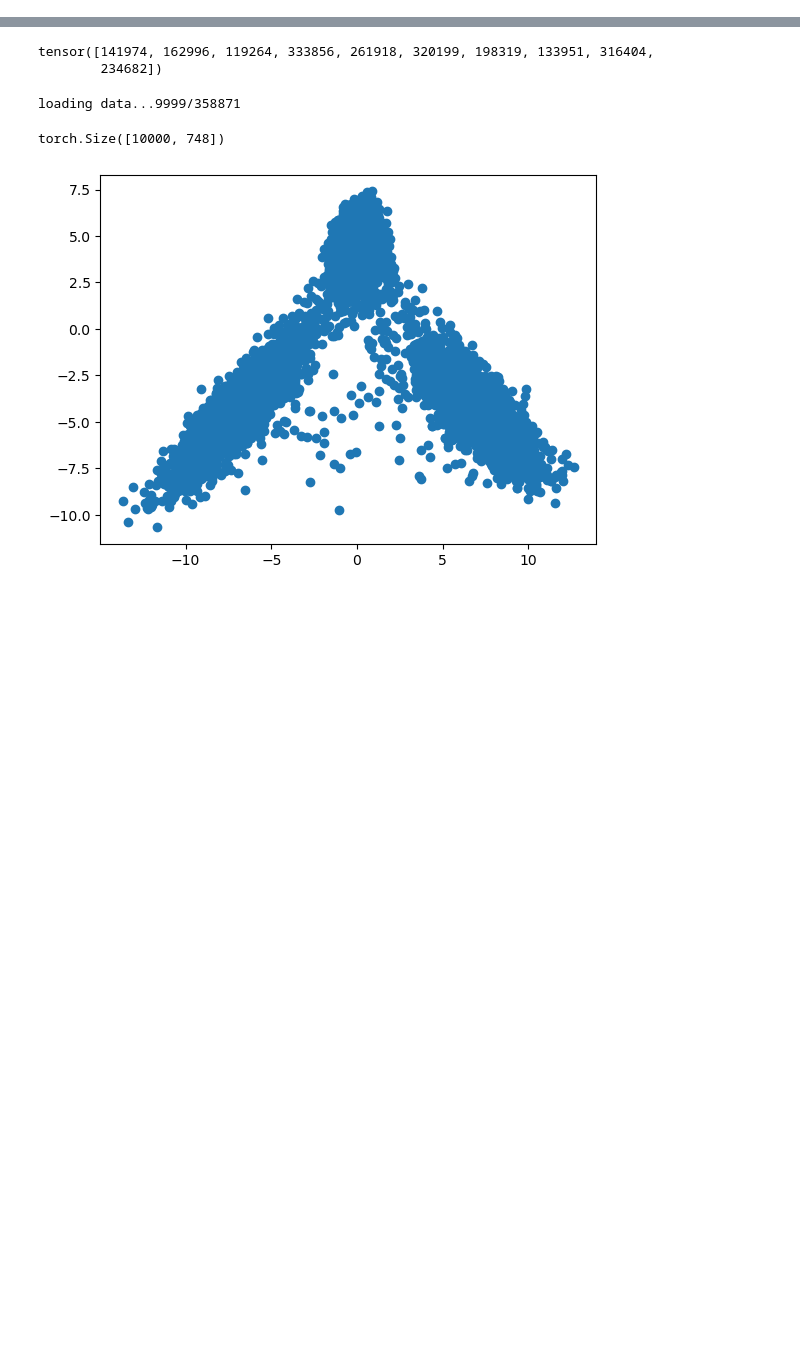
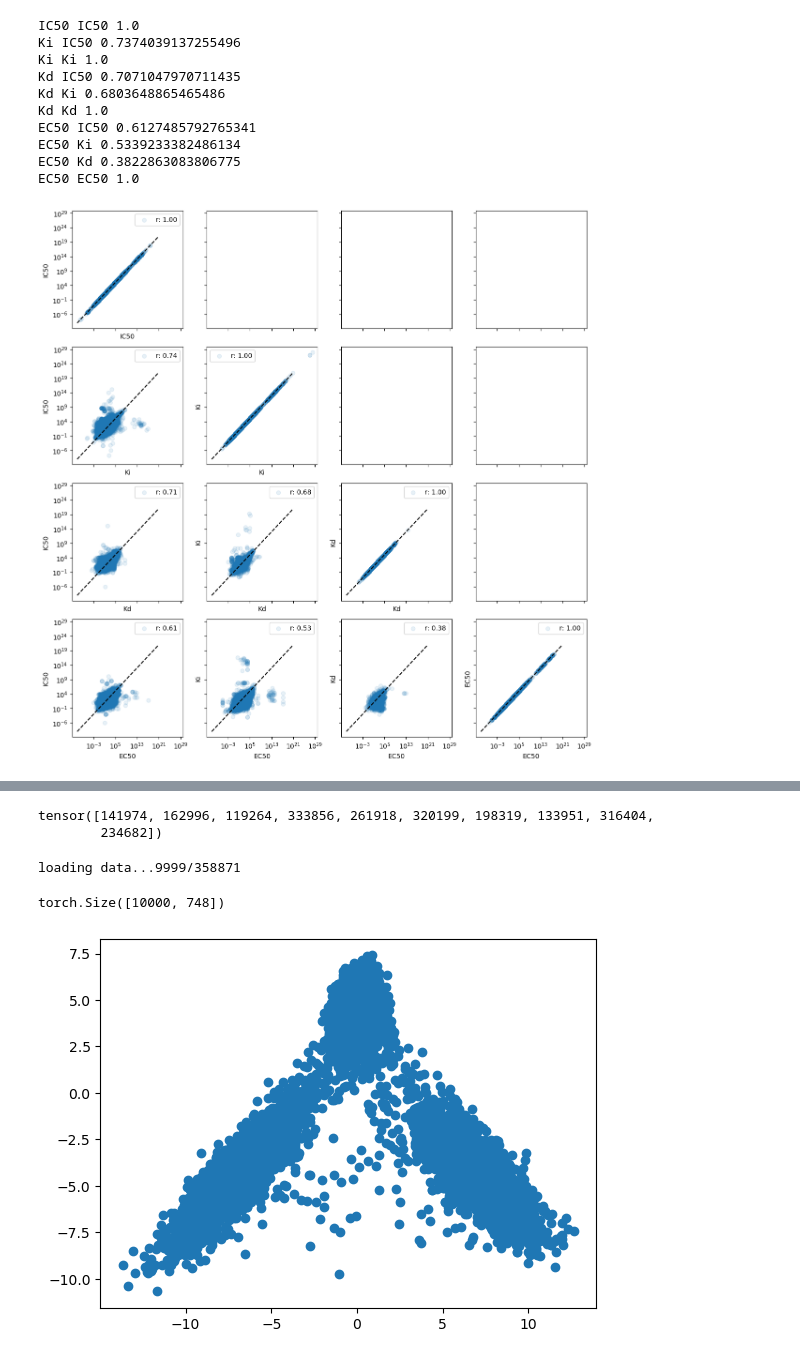
Before and after one commit to nathanieljevans/gsnn-lib, a Jupyter notebook: notebooks/_dev/_dev.ipynb, the cells around one changed output, grey strips where cells are left out. Drawn from its saved outputs; the diff is of its cells as text; code cells hidden in the pictures; blank space fills up the shorter version.

```diff
--- a/notebooks/_dev/_dev.ipynb
+++ b/notebooks/_dev/_dev.ipynb
@@ -25,0 +26,3 @@ The autoreload extension is already loaded. To reload it, use:
+# %%
+targ2 = pd.read_csv('../../../data/targetome_extended-01-23-25.csv')
+targ2.head()
@@ -25,0 +36,4 @@ The autoreload extension is already loaded. To reload it, use:
+# %%
+# average assay value within target and assay type
+targ_avg = targ2.groupby(['inchi_key', 'uniprot_id', 'assay_type'])[['assay_value']].mean().reset_index() #.agg(['mean', 'std', 'count', 'min', 'max']).reset_index()
+targ_avg.head(25)
@@ -25,0 +58,2 @@ The autoreload extension is already loaded. To reload it, use:
+# %%
+targ_wide = targ_avg[['inchi_key', 'uniprot_id', 'assay_type', 'assay_value']].set_index(['inchi_key', 'uniprot_id']).pivot(columns='assay_type', values='assay_value')
@@ -25,0 +70,48 @@ The autoreload extension is already loaded. To reload it, use:
+# %%
+f, axes = plt.subplots(4,4, figsize=(12,12), sharex=True, sharey=True)
+
+# supress runtime warning
+import warnings
+warnings.filterwarnings("ignore", category=RuntimeWarning)
+
+for i, atype1 in enumerate(['IC50', 'Ki', 'Kd', 'EC50']):
+    for j, atype2 in enumerate(['IC50', 'Ki', 'Kd', 'EC50']):
+
+        # don't plot the lower triangle
+        if i < j:
+            continue
+
+        print(i,j, end='\r')
+        ax = axes[i,j]
+
+        tmp = targ_wide[[atype1, atype2]]
+        tmp = np.log10(tmp)
+        r = tmp.dropna().corr(method='pearson').values[0,1]
+        print(atype1, atype2, r)
+
+        #r = np.corrcoef(tmp[atype1].values.ravel(), tmp[atype2].values.ravel())[0,1]
+        ax.scatter(targ_wide[atype1], targ_wide[atype2], alpha=0.1 , label=f'r: {r:.2f}')
+
+        # set a diagonal line
+        ax.plot([1e-9, 1e21], [1e-9, 1e21], color='black', linestyle='--')
+
+        ax.set_xlabel(atype1)
+        ax.set_ylabel(atype2)
+        ax.set_xscale('log')
+        ax.set_yscale('log')
+        ax.legend()
+
+plt.tight_layout()
+plt.show()
+# %% [output]
+IC50 IC50 1.0
+Ki IC50 0.7374039137255496
+Ki Ki 1.0
+Kd IC50 0.7071047970711435
+Kd Ki 0.6803648865465486
+Kd Kd 1.0
+EC50 IC50 0.6127485792765341
+EC50 Ki 0.5339233382486134
+EC50 Kd 0.3822863083806775
+EC50 EC50 1.0
+[figure, added]
```
Also changed, not shown: parts of 35 cells of this notebook, 27 other files.
